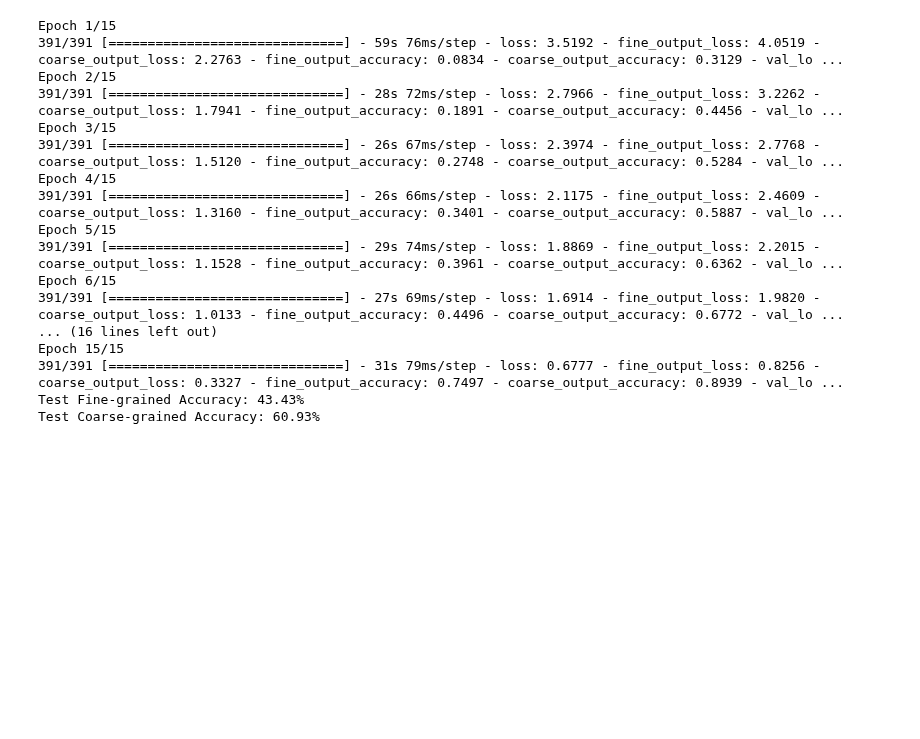
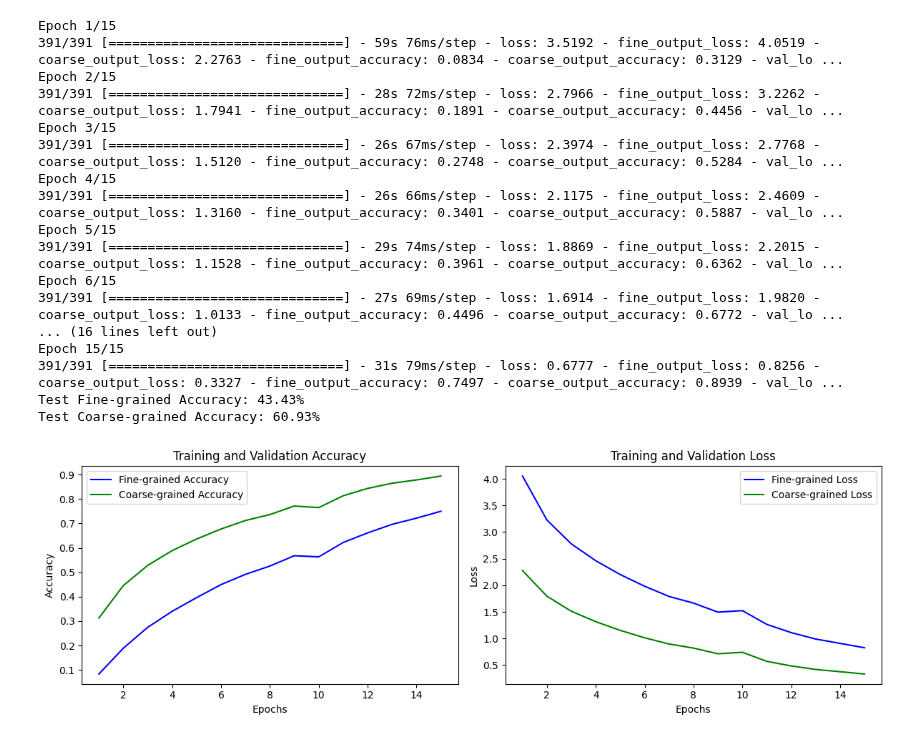
Before and after one commit to Ajitvemula312/Fine-grained-and-Coarse-grained-_multi-task-model, a Jupyter notebook: Multi_Task_Learning.ipynb, the cells around one changed output. Saved outputs shown, nothing was run; the diff lists cells and outputs as text; code cells hidden in the pictures; blank space fills up the shorter version.

Commit message:
Added Plot

```diff
--- a/Multi_Task_Learning.ipynb
+++ b/Multi_Task_Learning.ipynb
@@ -292,3 +291,37 @@ Epoch 15/15
 391/391 [==============================] - 31s 79ms/step - loss: 0.6777 - fine_output_loss: 0.8256 - coarse_output_loss: 0.3327 - fine_output_accuracy: 0.7497 - coarse_output_accuracy: 0.8939 - val_lo ...
 Test Fine-grained Accuracy: 43.43%
 Test Coarse-grained Accuracy: 60.93%
+# %%
+import matplotlib.pyplot as plt
+
+# Extract accuracy and loss data from the history object
+fine_accuracy = history.history['fine_output_accuracy']
+coarse_accuracy = history.history['coarse_output_accuracy']
+fine_loss = history.history['fine_output_loss']
+coarse_loss = history.history['coarse_output_loss']
+
+epochs = range(1, len(fine_accuracy) + 1)
+
+# Plot accuracy
+plt.figure(figsize=(12, 4))
+plt.subplot(1, 2, 1)
+plt.plot(epochs, fine_accuracy, 'b', label='Fine-grained Accuracy')
+plt.plot(epochs, coarse_accuracy, 'g', label='Coarse-grained Accuracy')
+plt.title('Training and Validation Accuracy')
+plt.xlabel('Epochs')
+plt.ylabel('Accuracy')
+plt.legend()
+
+# Plot loss
+plt.subplot(1, 2, 2)
+plt.plot(epochs, fine_loss, 'b', label='Fine-grained Loss')
+plt.plot(epochs, coarse_loss, 'g', label='Coarse-grained Loss')
+plt.title('Training and Validation Loss')
+plt.xlabel('Epochs')
+plt.ylabel('Loss')
+plt.legend()
+
+plt.tight_layout()
+plt.show()
+# %% [output]
+[figure, added]
```
Also changed, not shown: parts of 4 cells of this notebook.
